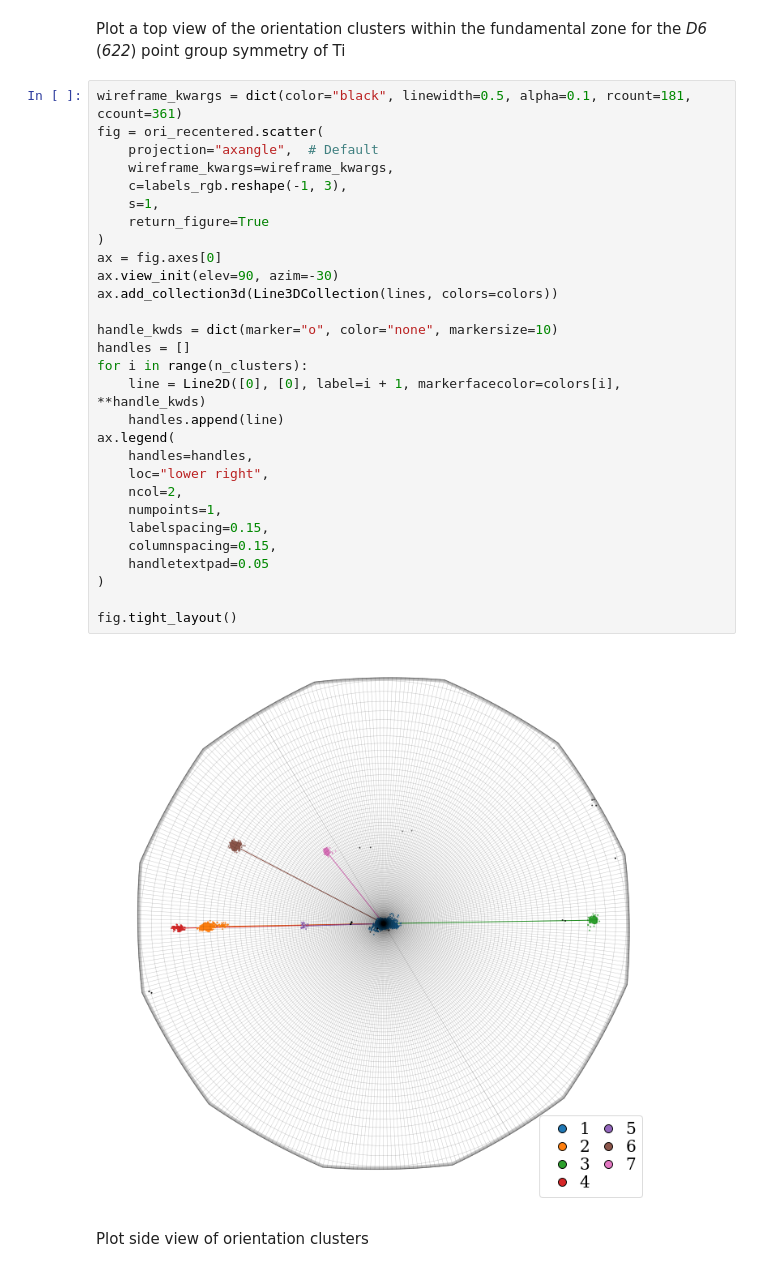
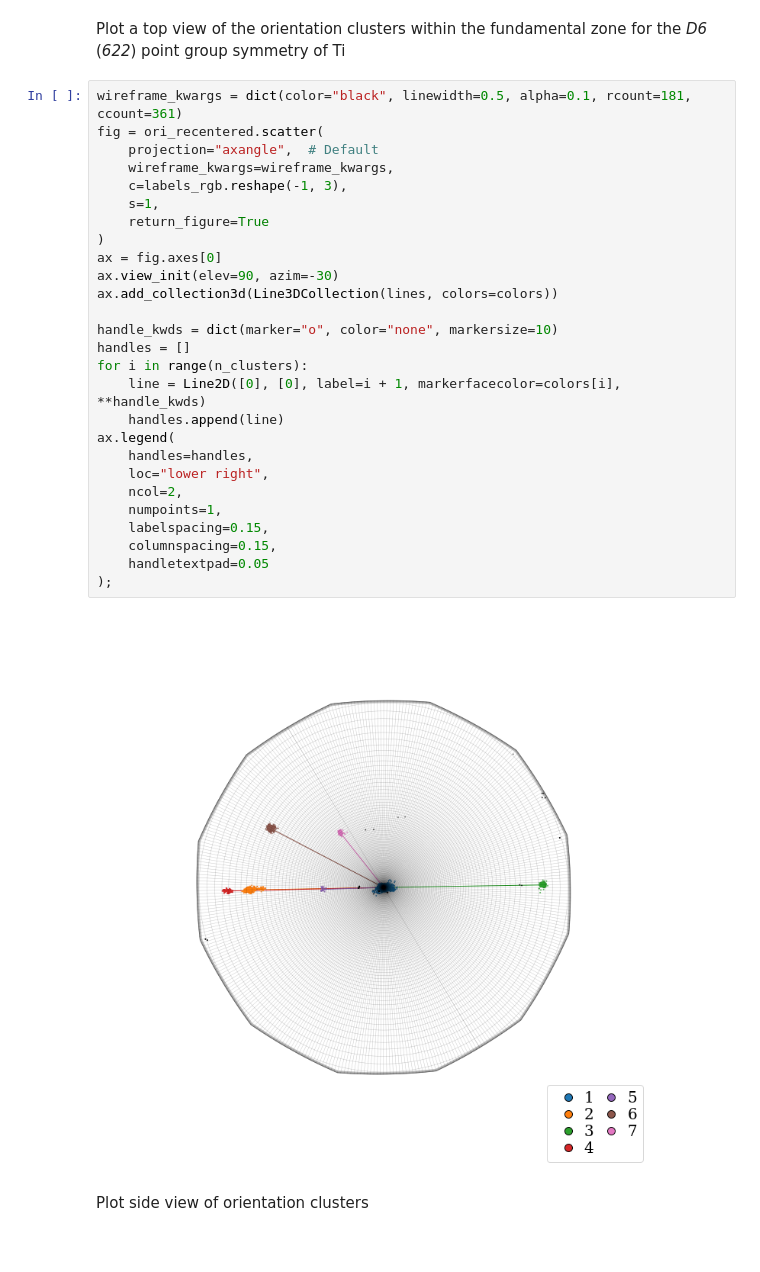
Before and after one commit to pyxem/orix, a Jupyter notebook: doc/clustering_orientations.ipynb, the cells around one changed output. Drawn from its saved outputs; the diff is of its cells as text.

```diff
--- a/doc/clustering_orientations.ipynb
+++ b/doc/clustering_orientations.ipynb
@@ -169,34 +168,32 @@ Plot a top view of the orientation clusters within the fundamental zone for the
 # %%
 wireframe_kwargs = dict(color="black", linewidth=0.5, alpha=0.1, rcount=181, ccount=361)
 fig = ori_recentered.scatter(
     projection="axangle",  # Default
     wireframe_kwargs=wireframe_kwargs,
     c=labels_rgb.reshape(-1, 3),
     s=1,
     return_figure=True
 )
 ax = fig.axes[0]
 ax.view_init(elev=90, azim=-30)
 ax.add_collection3d(Line3DCollection(lines, colors=colors))
 
 handle_kwds = dict(marker="o", color="none", markersize=10)
 handles = []
 for i in range(n_clusters):
     line = Line2D([0], [0], label=i + 1, markerfacecolor=colors[i], **handle_kwds)
     handles.append(line)
 ax.legend(
     handles=handles,
     loc="lower right",
     ncol=2,
     numpoints=1,
     labelspacing=0.15,
     columnspacing=0.15,
     handletextpad=0.05
-)
-
-fig.tight_layout()
+);
 # %% [output]
-[figure, old version]
+[figure, new version]
 # %% [markdown]
 Plot side view of orientation clusters
 # %%
```
Also changed, not shown: parts of 3 cells of this notebook, 1 other file.
